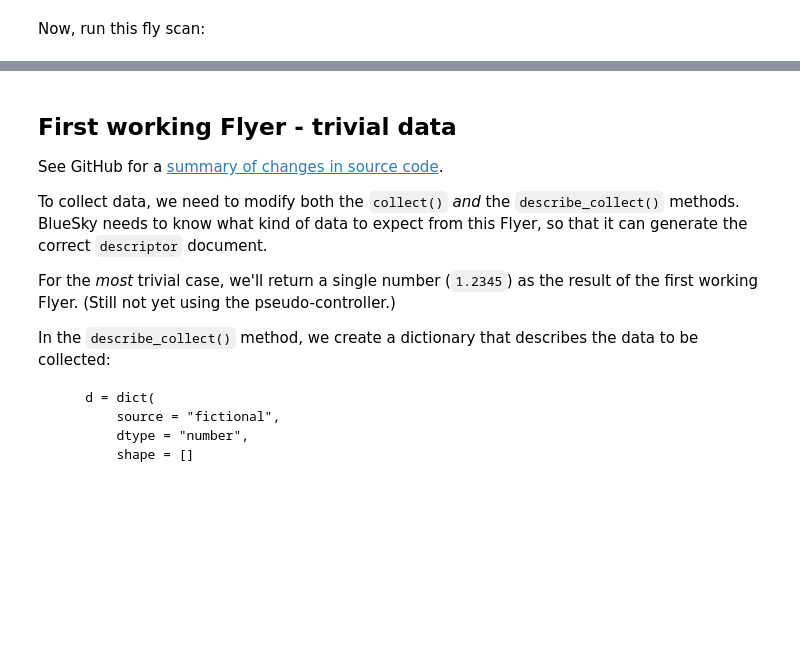
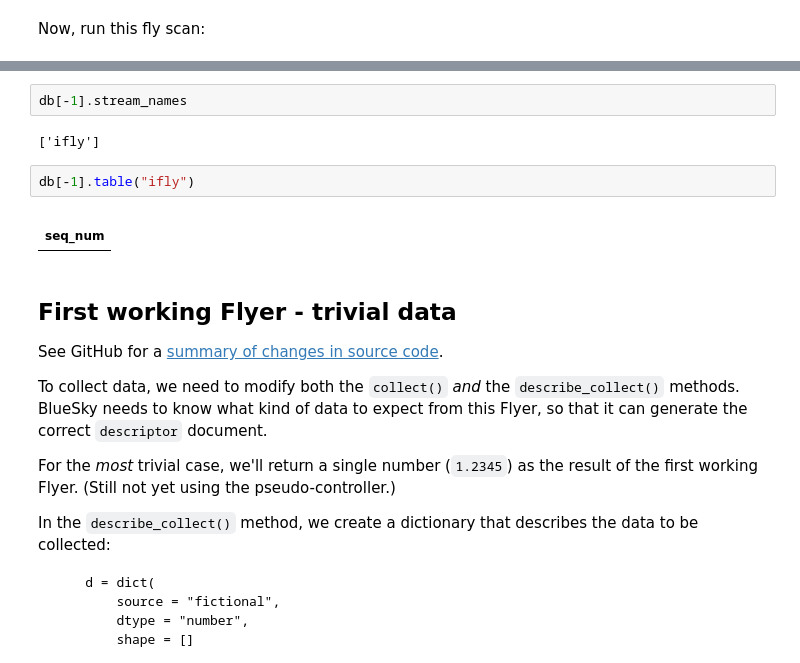
Before and after one commit to prjemian/ipython-mintvm, a Jupyter notebook: profile_bluesky/startup/notebooks/busy_flyer.ipynb, the cells around one changed output, grey strips where cells are left out. Drawn from its saved outputs; the diff is of its cells as text; blank space fills up the shorter version.

```diff
--- a/profile_bluesky/startup/notebooks/busy_flyer.ipynb
+++ b/profile_bluesky/startup/notebooks/busy_flyer.ipynb
@@ -317,3 +325,12 @@ RE(bluesky.plans.fly([ifly]))
+# %%
+db[-1].stream_names
+# %% [output]
+['ifly']
+# %%
+db[-1].table("ifly")
+# %% [output]
+|  |
+| seq_num |
 # %% [markdown]
 ## First working Flyer - trivial data <a class="anchor" id="trivial-data-flyer" />
 
```
Also changed, not shown: parts of 26 cells of this notebook.
